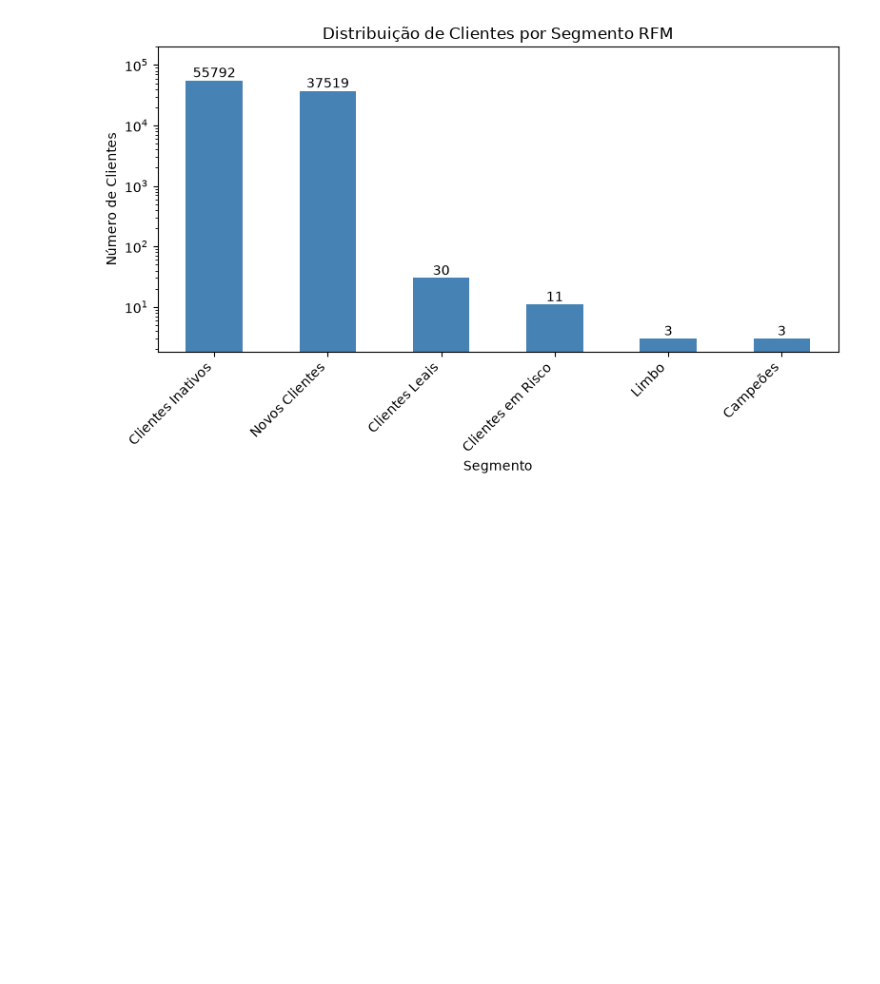
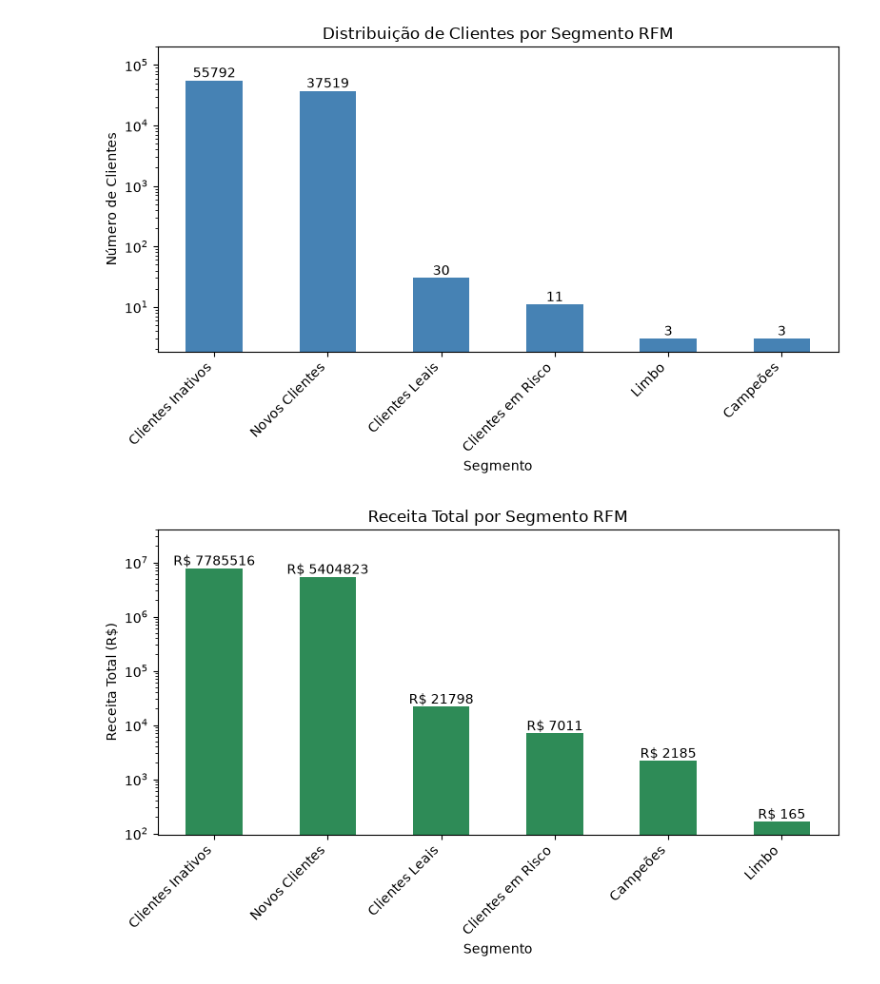
Before and after one commit to marialauraadev/analise_rfm_olist, a Jupyter notebook: notebooks/exploracao.ipynb, the cells around one changed output. Drawn from its saved outputs; the diff is of its cells as text; code cells hidden in the pictures; blank space fills up the shorter version.

Commit message:
feat(exploração): adicionando receita total e receita média por cliente

```diff
--- a/notebooks/exploracao.ipynb
+++ b/notebooks/exploracao.ipynb
@@ -52,3 +52,22 @@ plt.ylim(top=200000)
 plt.show()
 # %% [output]
 [figure]
+# %%
+# entendendo a baixa recompra
+
+receita_por_segmento = df_rfm.groupby('segmento')['total_price_per_client'].sum().sort_values(ascending=False)
+
+grafico2 = receita_por_segmento.plot(kind='bar', figsize=(8, 5), color='seagreen')
+
+plt.title('Receita Total por Segmento RFM')
+plt.xlabel('Segmento')
+plt.ylabel('Receita Total (R$)')
+plt.yscale('log')
+plt.xticks(rotation=45, ha='right')
+plt.tight_layout()
+plt.ylim(top=plt.ylim()[1] * 3)
+plt.bar_label(grafico2.containers[0], fmt='R$ %.0f')
+
+plt.show()
+# %% [output]
+[figure, added]
```
Also changed, not shown: parts of 3 cells of this notebook.
